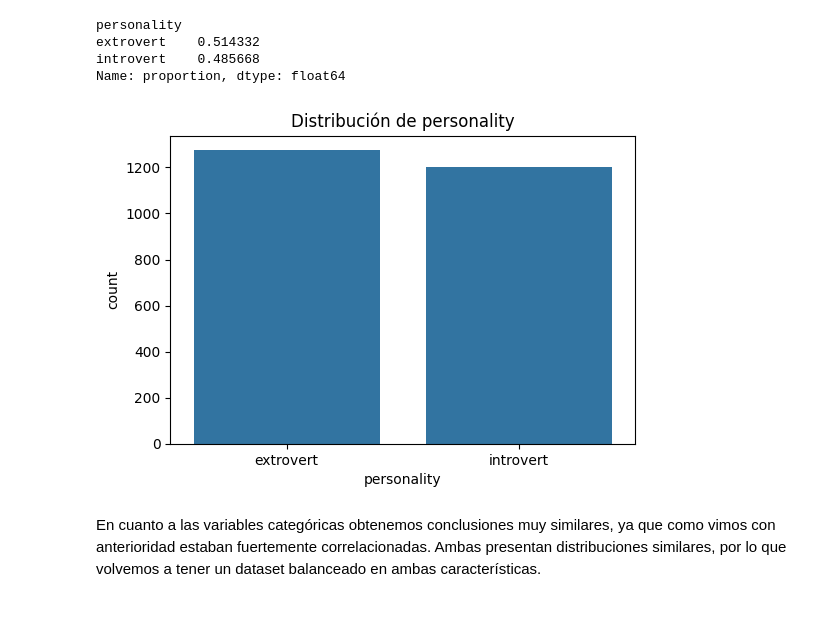
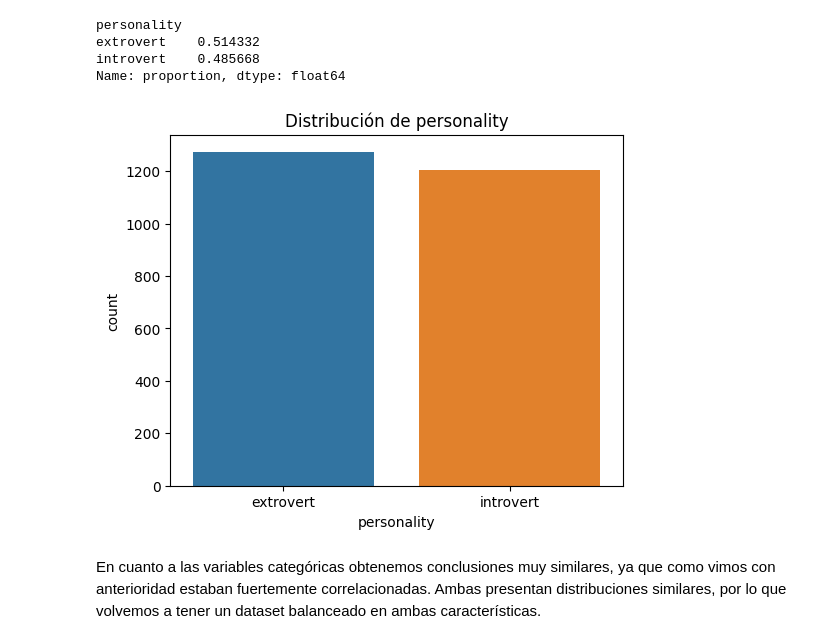
Before and after one commit to Marpp98/EDA_Extrovert_VS_Introvert_behaviour, a Jupyter notebook: notebooks/analisis-visualizaciones.ipynb, the cells around one changed output. Saved outputs shown, nothing was run; the diff lists cells and outputs as text; code cells hidden in the pictures; blank space fills up the shorter version.

```diff
--- a/notebooks/analisis-visualizaciones.ipynb
+++ b/notebooks/analisis-visualizaciones.ipynb
@@ -67,9 +67,9 @@ extrovert    0.514332
 introvert    0.485668
 Name: proportion, dtype: float64
 # %%
-vs.pintar_grafico_barras_uni(df,[target])
+vs.pintar_grafico_barras_uni(df,[target],1)
 # %% [output]
-[figure, old version]
+[figure, new version]
 # %% [markdown]
 En cuanto a las variables categóricas obtenemos conclusiones muy similares, ya que como vimos con anterioridad estaban fuertemente correlacionadas. Ambas presentan distribuciones similares, por lo que volvemos a tener un dataset balanceado en ambas características.
 # %%
```
Also changed, not shown: parts of 8 cells of this notebook, 2 other files.
